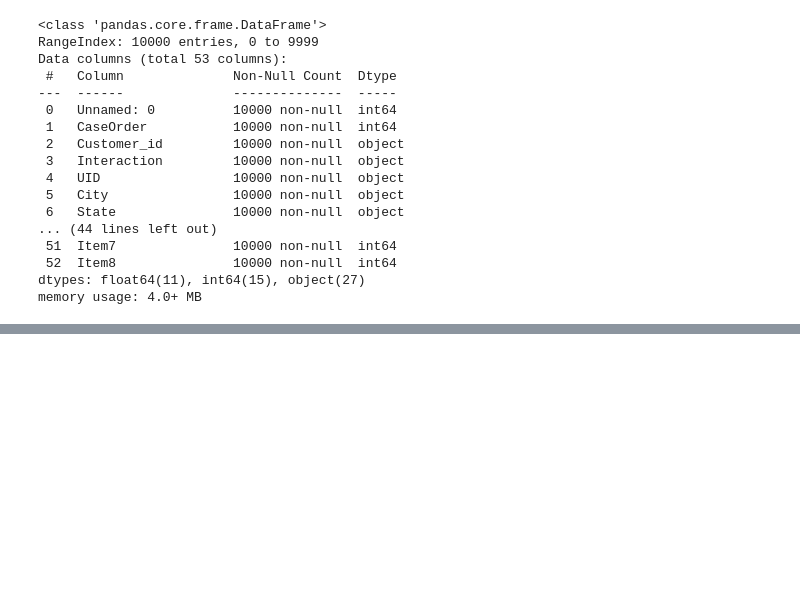
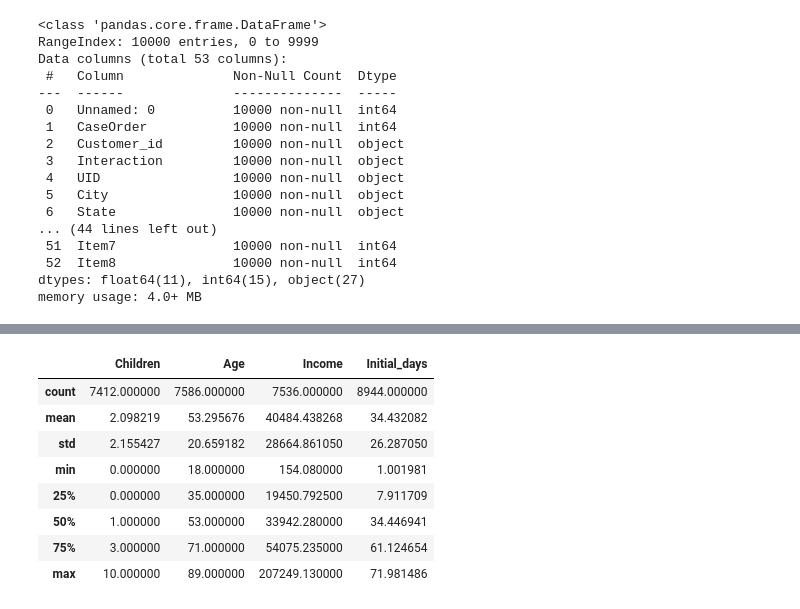
Before and after one commit to cshawnkeech/D206_Data_Cleaning_Keech, a Jupyter notebook: notebooks/001_medical_eda.ipynb, the cells around one changed output, grey strips where cells are left out. Saved outputs shown, nothing was run; the diff lists cells and outputs as text; code cells hidden in the pictures; blank space fills up the shorter version.

```diff
--- a/notebooks/001_medical_eda.ipynb
+++ b/notebooks/001_medical_eda.ipynb
@@ -145,0 +368,12 @@ check_for_categorical(
+# %%
+medical[incomplete_cols].describe()
+# %% [output]
+|  | Children | Age | Income | Initial_days |
+| count | 7412.000000 | 7586.000000 | 7536.000000 | 8944.000000 |
+| mean | 2.098219 | 53.295676 | 40484.438268 | 34.432082 |
+| std | 2.155427 | 20.659182 | 28664.861050 | 26.287050 |
+| min | 0.000000 | 18.000000 | 154.080000 | 1.001981 |
+| 25% | 0.000000 | 35.000000 | 19450.792500 | 7.911709 |
+| 50% | 1.000000 | 53.000000 | 33942.280000 | 34.446941 |
+| 75% | 3.000000 | 71.000000 | 54075.235000 | 61.124654 |
+| max | 10.000000 | 89.000000 | 207249.130000 | 71.981486 |
```
Also changed, not shown: parts of 37 cells of this notebook, 5 other files.
